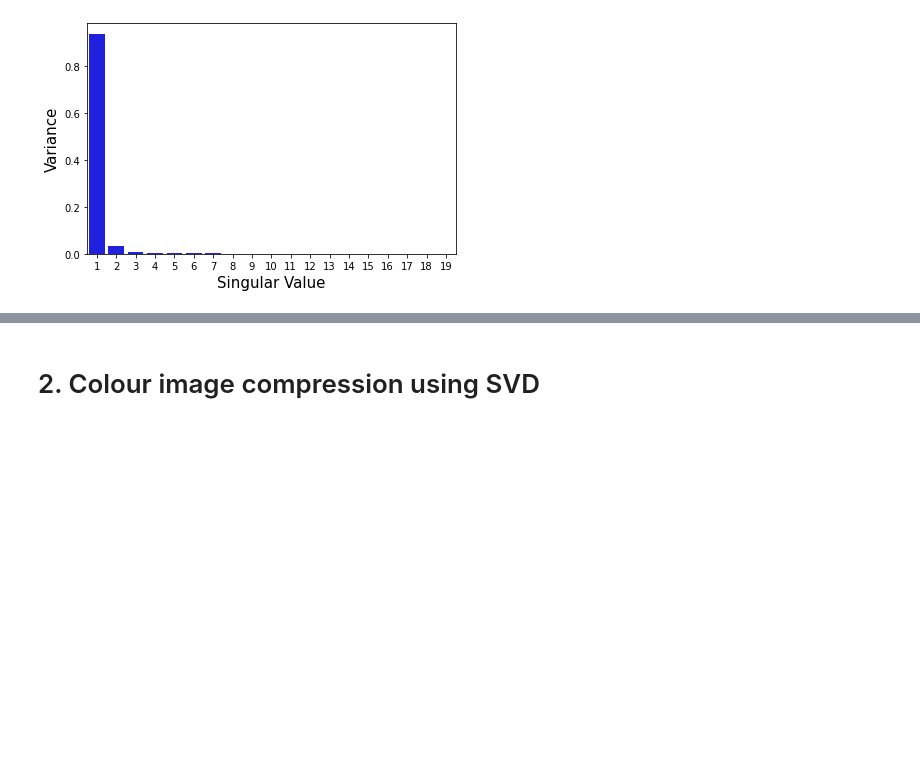
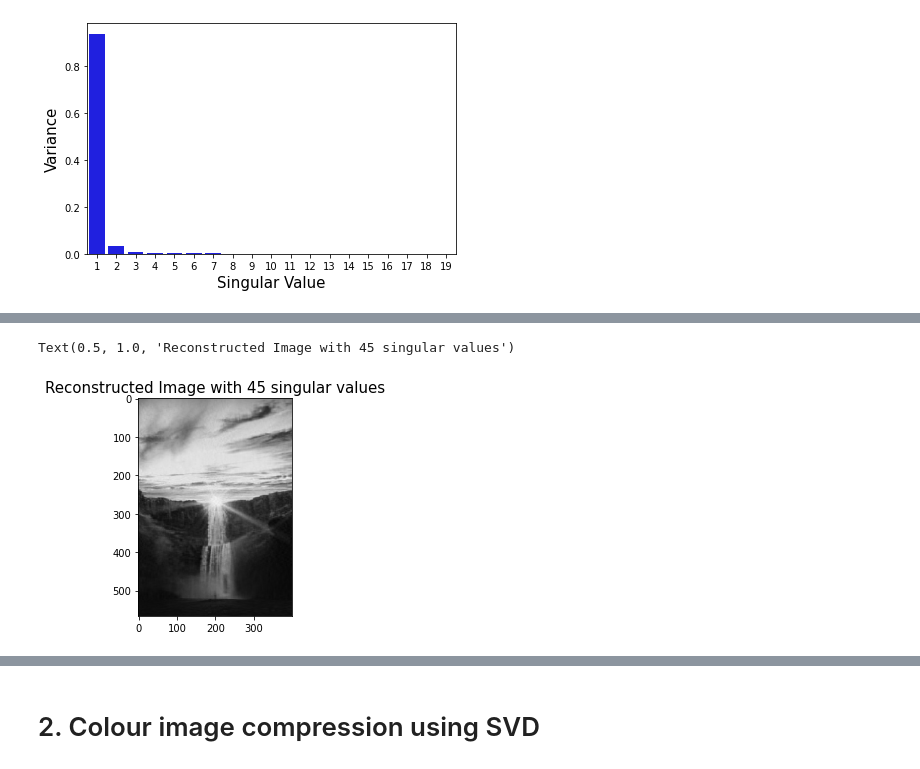
Before and after one commit to jabed-umar/P346-codes, a Jupyter notebook: DIY.ipynb, the cells around one changed output, grey strips where cells are left out. Drawn from its saved outputs; the diff is of its cells as text; code cells hidden in the pictures; blank space fills up the shorter version.

```diff
--- a/DIY.ipynb
+++ b/DIY.ipynb
@@ -171,0 +177,8 @@ Text(0.5, 1.0, 'Reconstructed Image with 35 singular values')
+# %%
+r_3 = d.compress_grey(45,b)
+plt.imshow(r_3,cmap="gray")
+num = 45
+plt.title("Reconstructed Image with %s singular values" %num, fontsize = 15)
+# %% [output]
+Text(0.5, 1.0, 'Reconstructed Image with 45 singular values')
+[figure, added]
```
Also changed, not shown: parts of 13 cells of this notebook.
